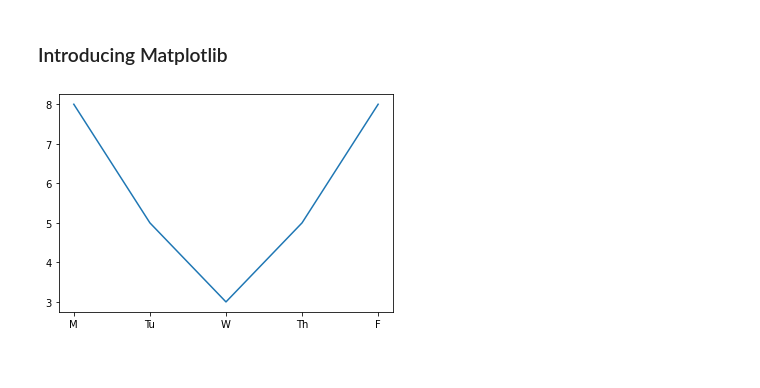
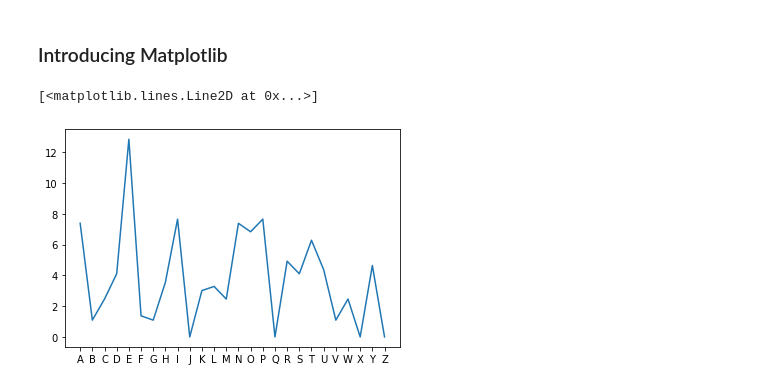
Before and after one commit to aiwithqasim/PythonProgrammer, a Jupyter notebook: 01 Introduction to Data Science with Python/01 Introduction to Data Science with Python.ipynb, the cells around one changed output. Cells and saved outputs as stored; diff of their text form; code cells hidden in the pictures.

```diff
--- a/01 Introduction to Data Science with Python/01 Introduction to Data Science with Python.ipynb
+++ b/01 Introduction to Data Science with Python/01 Introduction to Data Science with Python.ipynb
@@ -55,8 +55,8 @@ from matplotlib import pyplot as plt
 ### Importing pandas and matplotlib
 # %%
 # Pandas loads our data
-df = pd.read_excel('./dataset/ramson.xlsx')
-df.head()
+ransom = pd.read_excel('./dataset/ramson.xlsx')
+ransom.head()
 # %% [output]
 |  | letter_index | letter | frequency |
 | 0 | 1 | A | 7.38 |
@@ -553,7 +553,7 @@ credit_records[credit_records.suspect == 'Ronald Aylmer Fisher']
 ### Introducing Matplotlib
 # %%
 # Matplotlib plots and displays
-plt.plot(df.day_of_week, df.hours_worked)
-plt.show()
+plt.plot(ransom.letter, ransom.frequency)
 # %% [output]
+[<matplotlib.lines.Line2D at 0x...>]
-[figure, old version]
+[figure, new version]
```
Also changed, not shown: parts of 82 cells of this notebook.
